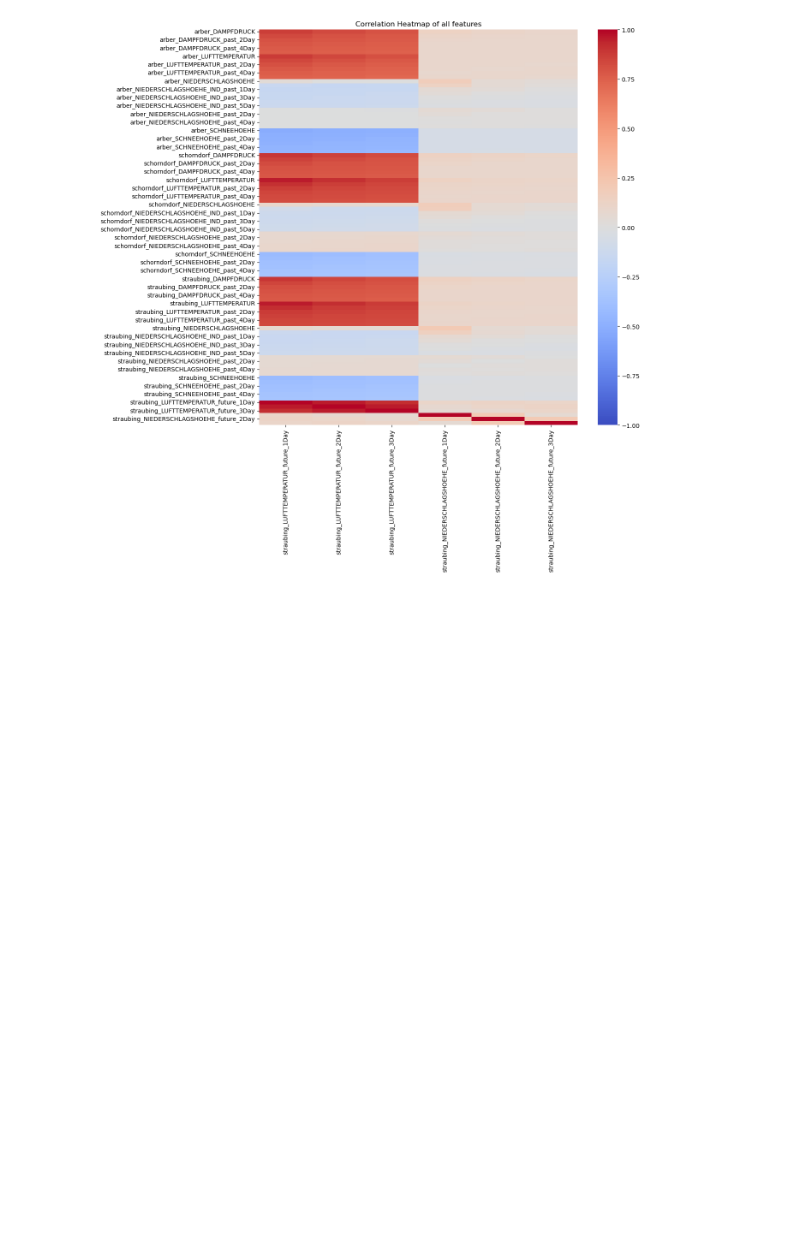
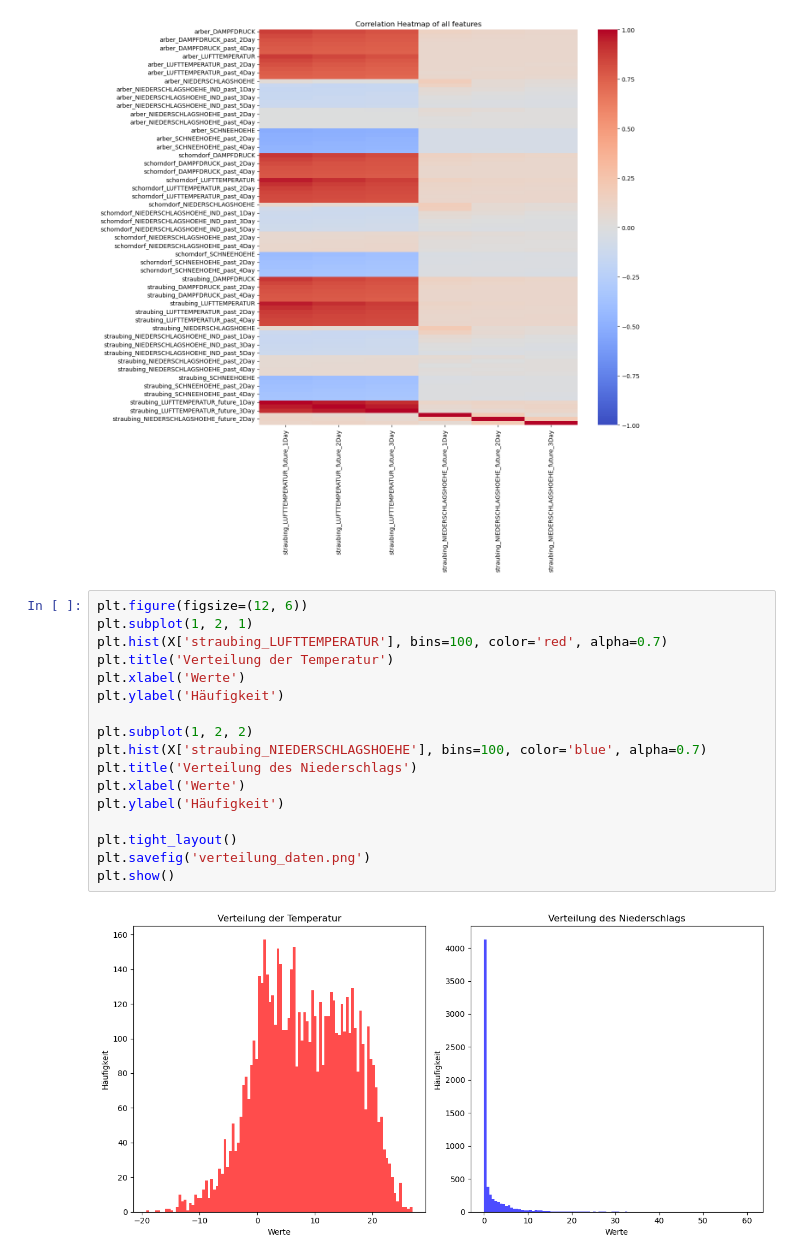
Before and after one commit to SolonRubens/Weather_Forecast_ML, a Jupyter notebook: Datenaufbereitung/DatenAuswertung.ipynb, the cells around one changed output. Cells and saved outputs as stored; diff of their text form; blank space fills up the shorter version.

Commit message:
Datenaufbereitung angepasst

```diff
--- a/Datenaufbereitung/DatenAuswertung.ipynb
+++ b/Datenaufbereitung/DatenAuswertung.ipynb
@@ -50,3 +50,22 @@ plt.savefig('heatmap_cleaned.png')
 plt.show()
 # %% [output]
 [figure]
+# %%
+plt.figure(figsize=(12, 6))
+plt.subplot(1, 2, 1)
+plt.hist(X['straubing_LUFTTEMPERATUR'], bins=100, color='red', alpha=0.7)
+plt.title('Verteilung der Temperatur')
+plt.xlabel('Werte')
+plt.ylabel('Häufigkeit')
+
+plt.subplot(1, 2, 2)
+plt.hist(X['straubing_NIEDERSCHLAGSHOEHE'], bins=100, color='blue', alpha=0.7)
+plt.title('Verteilung des Niederschlags')
+plt.xlabel('Werte')
+plt.ylabel('Häufigkeit')
+
+plt.tight_layout()
+plt.savefig('verteilung_daten.png')
+plt.show()
+# %% [output]
+[figure, added]
```
Also changed, not shown: 5 other files.
